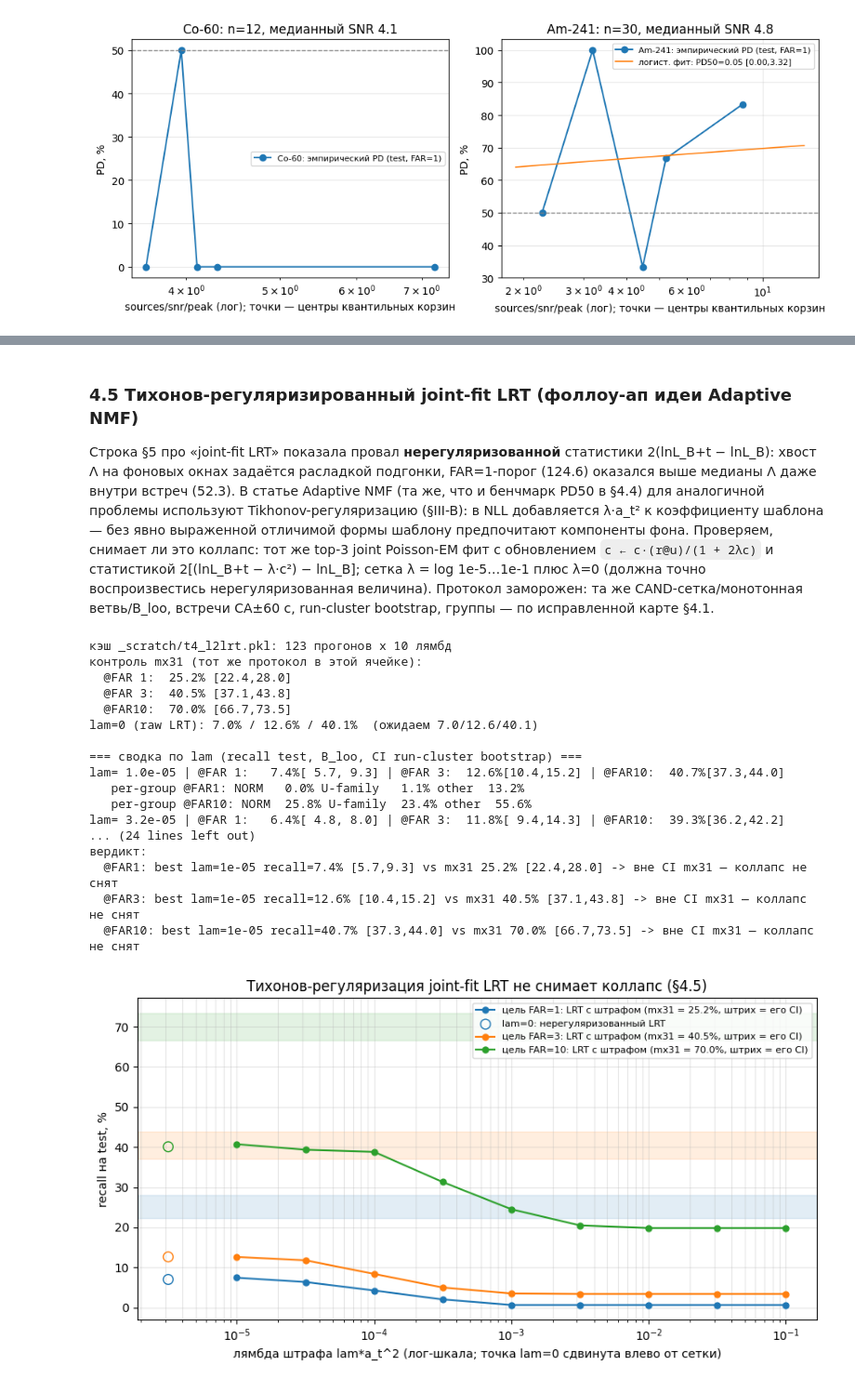
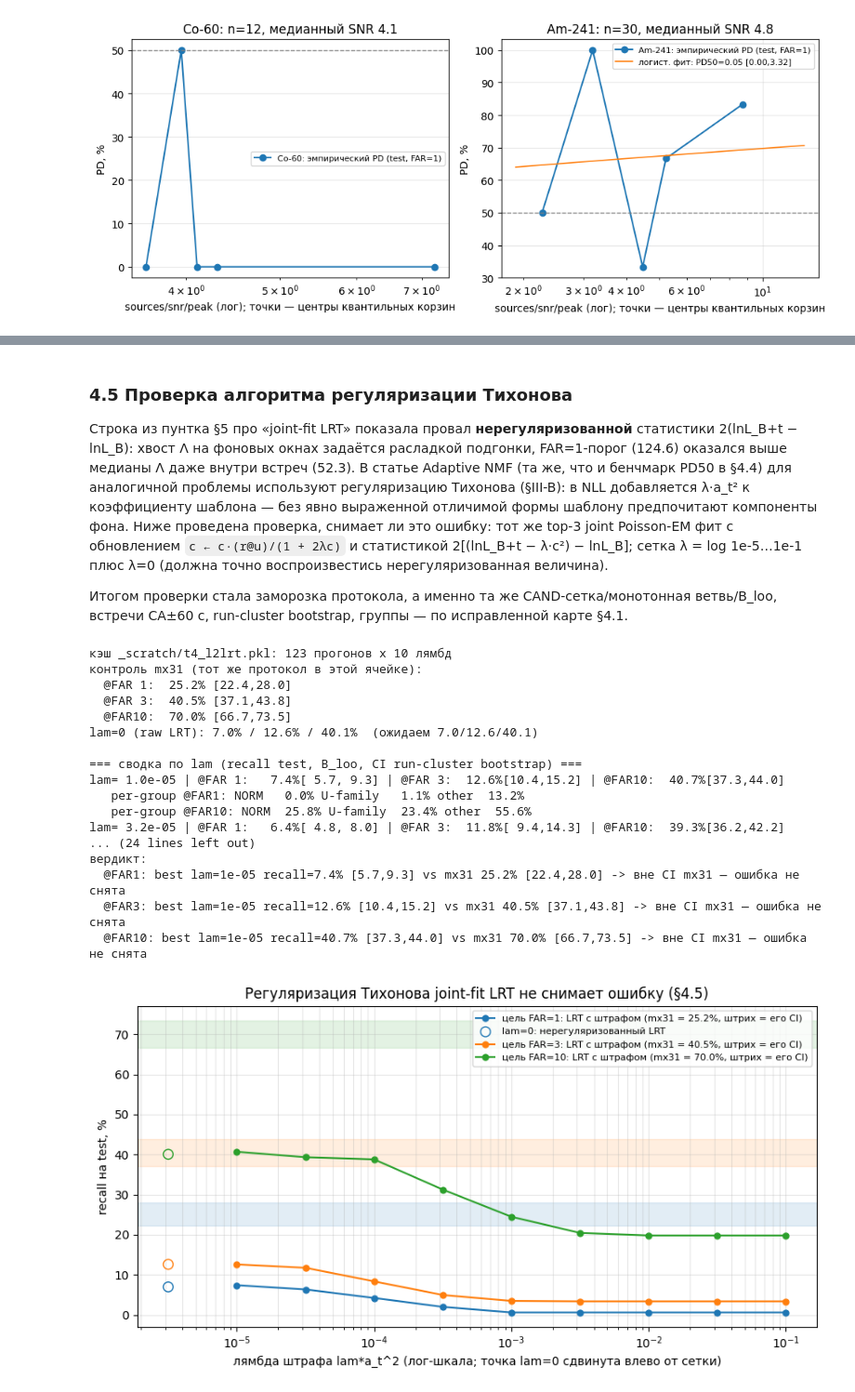
Before and after one commit to VladimirZarodov/ml-radai-radiation-detection, a Jupyter notebook: Matched_Filter_Detection.ipynb, the cells around one changed output, grey strips where cells are left out. Shown at 93% size. Cells and saved outputs as stored; diff of their text form; code cells hidden in the pictures.

```diff
--- a/Matched_Filter_Detection.ipynb
+++ b/Matched_Filter_Detection.ipynb
@@ -1722,18 +1713,19 @@ Am-241. Отсюда не следует ни «лучше», ни «хуже»:
 # %% [markdown]
-### 4.5 Тихонов-регуляризированный joint-fit LRT (фоллоу-ап идеи Adaptive NMF)
+### 4.5 Проверка алгоритма регуляризации Тихонова
 
-Строка §5 про «joint-fit LRT» показала провал **нерегуляризованной** статистики
+Строка из пунтка §5 про «joint-fit LRT» показала провал **нерегуляризованной** статистики
 2(lnL_B+t − lnL_B): хвост Λ на фоновых окнах задаётся расладкой подгонки, FAR=1-порог
 (124.6) оказался выше медианы Λ даже внутри встреч (52.3). В статье Adaptive NMF (та же,
-что и бенчмарк PD50 в §4.4) для аналогичной проблемы используют Tikhonov-регуляризацию
+что и бенчмарк PD50 в §4.4) для аналогичной проблемы используют регуляризацию Тихонова
 (§III-B): в NLL добавляется λ·a_t² к коэффициенту шаблона — без явно выраженной отличимой
-формы шаблону предпочитают компоненты фона. Проверяем, снимает ли это коллапс: тот же
+формы шаблону предпочитают компоненты фона. Ниже проведена проверка, снимает ли это ошибку: тот же
 top-3 joint Poisson-EM фит с обновлением `c ← c·(r@u)/(1 + 2λc)` и статистикой
 2[(lnL_B+t − λ·c²) − lnL_B]; сетка λ = log 1e-5…1e-1 плюс λ=0 (должна точно воспроизвестись
-нерегуляризованная величина). Протокол заморожен: та же CAND-сетка/монотонная ветвь/B_loo,
+нерегуляризованная величина).
+
+Итогом проверки стала заморозка протокола, а именно та же CAND-сетка/монотонная ветвь/B_loo,
 встречи CA±60 с, run-cluster bootstrap, группы — по исправленной карте §4.1.
 # %%
-# ---- TASK 1: Tikhonov/L2-regularized joint-fit LRT, lambda sweep ----
 LAMS = [0.0] + list(np.logspace(-5, -1, 9))
 S4 = '_scratch/t4_l2lrt.pkl'
 
@@ -1778,7 +1770,6 @@ else:
         if (i+1) % 15 == 0: print(f'  {i+1}/123 ({time.time()-t0:.0f}s)')
     pickle.dump(ser, open(S4, 'wb'))
 
-# --- evaluation: тот же замороженный протокол, локальный CAND под каждую статистику ---
 def evaluate_l2(S):
     poolv = np.concatenate([S[r][FARM[r]] for r in ALL_RUNS])
     cand = np.array(sorted(set(np.quantile(poolv, 1 - dq/100)), reverse=True))
@@ -1803,7 +1794,6 @@ def evaluate_l2(S):
 ENC4 = [(r, group(names[int(c['sid'][j])]))
         for r in ALL_RUNS for c in [cache[r]] for j in range(len(c['snr']))
         if (np.abs(c['wtime'] - c['stime'][j]) < 60).any()]
-# (встречи test-прогонов, в том же порядке, что и emax ниже)
 ENC4t = [(r, g) for r, g in ENC4 if r in set(TEST_RUNS)]
 WM4 = {(r, j): np.abs(cache[r]['wtime'] - cache[r]['stime'][j]) < 60
        for r in ALL_RUNS for j in range(len(cache[r]['snr']))
@@ -1824,7 +1814,6 @@ def boot4(h, runs, B=600, seed=5):
         out.append((cnt*hs).sum()/(cnt*ns).sum())
     return np.percentile(out, [2.5, 97.5])*100
 
-# контроль 1: mx31 через эту же функцию обязан дать заголовочные числа
 Sx = {r: pd.Series(cache[r]['bestA'].astype(np.float64)).rolling(31, min_periods=1).max().to_numpy() for r in ALL_RUNS}
 ex = emax4(Sx); MXCI = {}
 thrx = evaluate_l2(Sx)
@@ -1835,7 +1824,6 @@ for target in (1, 3, 10):
     print(f'  @FAR{target:2d}: {hit.mean()*100:5.1f}% [{lo:4.1f},{hi:4.1f}]')
 assert abs(MXCI[1][0]-25.2) < 0.051 and abs(MXCI[3][0]-40.5) < 0.051 and abs(MXCI[10][0]-70.0) < 0.051
 
-# контроль 2: lam=0 обязан воспроизвести нерегуляризованный LRT из §5 (7.0/12.6/40.1)
 S0 = {r: ser[r][0.0].astype(np.float64) for r in ALL_RUNS}
 e0 = emax4(S0); thr0 = evaluate_l2(S0); raw = []
 for target in (1, 3, 10):
@@ -1864,7 +1852,7 @@ for target in (1, 3, 10):
     sub = [x for x in res4 if x['far'] == target]
     best = max(sub, key=lambda x: x['recall'])
     flag = ('в пределах/выше CI mx31 — реальный кандидат'
-            if best['recall'] >= MXCI[target][1] else 'вне CI mx31 — коллапс не снят')
+            if best['recall'] >= MXCI[target][1] else 'вне CI mx31 — ошибка не снята')
     print(f"  @FAR{target}: best lam={best['lam']:.0e} recall={best['recall']:.1f}% "
           f"[{best['lo']:.1f},{best['hi']:.1f}] vs mx31 {MXCI[target][0]:.1f}% "
           f"[{MXCI[target][1]:.1f},{MXCI[target][2]:.1f}] -> {flag}")
@@ -1883,26 +1871,25 @@ lam= 1.0e-05 | @FAR 1:   7.4%[ 5.7, 9.3] | @FAR 3:  12.6%[10.4,15.2] | @FAR10:
 lam= 3.2e-05 | @FAR 1:   6.4%[ 4.8, 8.0] | @FAR 3:  11.8%[ 9.4,14.3] | @FAR10:  39.3%[36.2,42.2]
 ... (24 lines left out)
 вердикт:
-  @FAR1: best lam=1e-05 recall=7.4% [5.7,9.3] vs mx31 25.2% [22.4,28.0] -> вне CI mx31 — коллапс не снят
-  @FAR3: best lam=1e-05 recall=12.6% [10.4,15.2] vs mx31 40.5% [37.1,43.8] -> вне CI mx31 — коллапс не снят
-  @FAR10: best lam=1e-05 recall=40.7% [37.3,44.0] vs mx31 70.0% [66.7,73.5] -> вне CI mx31 — коллапс не снят
+  @FAR1: best lam=1e-05 recall=7.4% [5.7,9.3] vs mx31 25.2% [22.4,28.0] -> вне CI mx31 — ошибка не снята
+  @FAR3: best lam=1e-05 recall=12.6% [10.4,15.2] vs mx31 40.5% [37.1,43.8] -> вне CI mx31 — ошибка не снята
+  @FAR10: best lam=1e-05 recall=40.7% [37.3,44.0] vs mx31 70.0% [66.7,73.5] -> вне CI mx31 — ошибка не снята
 # %%
-# ---- график §4.5: recall vs лямбда (регуляризованный LRT) ----
 fig, ax = plt.subplots(figsize=(8.8, 4.8))
 lams = sorted({x_['lam'] for x_ in res4})
 for target, col, rv in ((1, 'tab:blue', raw[0]), (3, 'tab:orange', raw[1]), (10, 'tab:green', raw[2])):
     sub = sorted([x_ for x_ in res4 if x_['far'] == target], key=lambda z: z['lam'])
     ax.axhspan(MXCI[target][1], MXCI[target][2], color=col, alpha=.13)
     ax.plot(lams, [x_['recall'] for x_ in sub], 'o-', color=col, ms=5,
             label=f'цель FAR={target}: LRT с штрафом (mx31 = {MXCI[target][0]:.1f}%, штрих = его CI)')
     ax.scatter([lams[0] / 3.16], [rv], marker='o', facecolors='none', edgecolors=col, s=70, zorder=5,
                label='lam=0: нерегуляризованный LRT' if target == 1 else None)
 ax.set_xscale('log')
 ax.set_xlabel('лямбда штрафа lam*a_t^2 (лог-шкала; точка lam=0 сдвинута влево от сетки)')
 ax.set_ylabel('recall на test, %')
-ax.set_title('Тихонов-регуляризация joint-fit LRT не снимает коллапс (§4.5)')
+ax.set_title('Регуляризация Тихонова joint-fit LRT не снимает ошибку (§4.5)')
 ax.grid(alpha=.3, which='both'); ax.legend(fontsize=8)
 fig.tight_layout(); fig.savefig('figures/06_lambda.png', dpi=130); plt.show()
 # %% [output]
-[figure, old version]
+[figure, new version]
 # %% [markdown]
```
Also changed, not shown: parts of 31 cells of this notebook, 2 other files.
